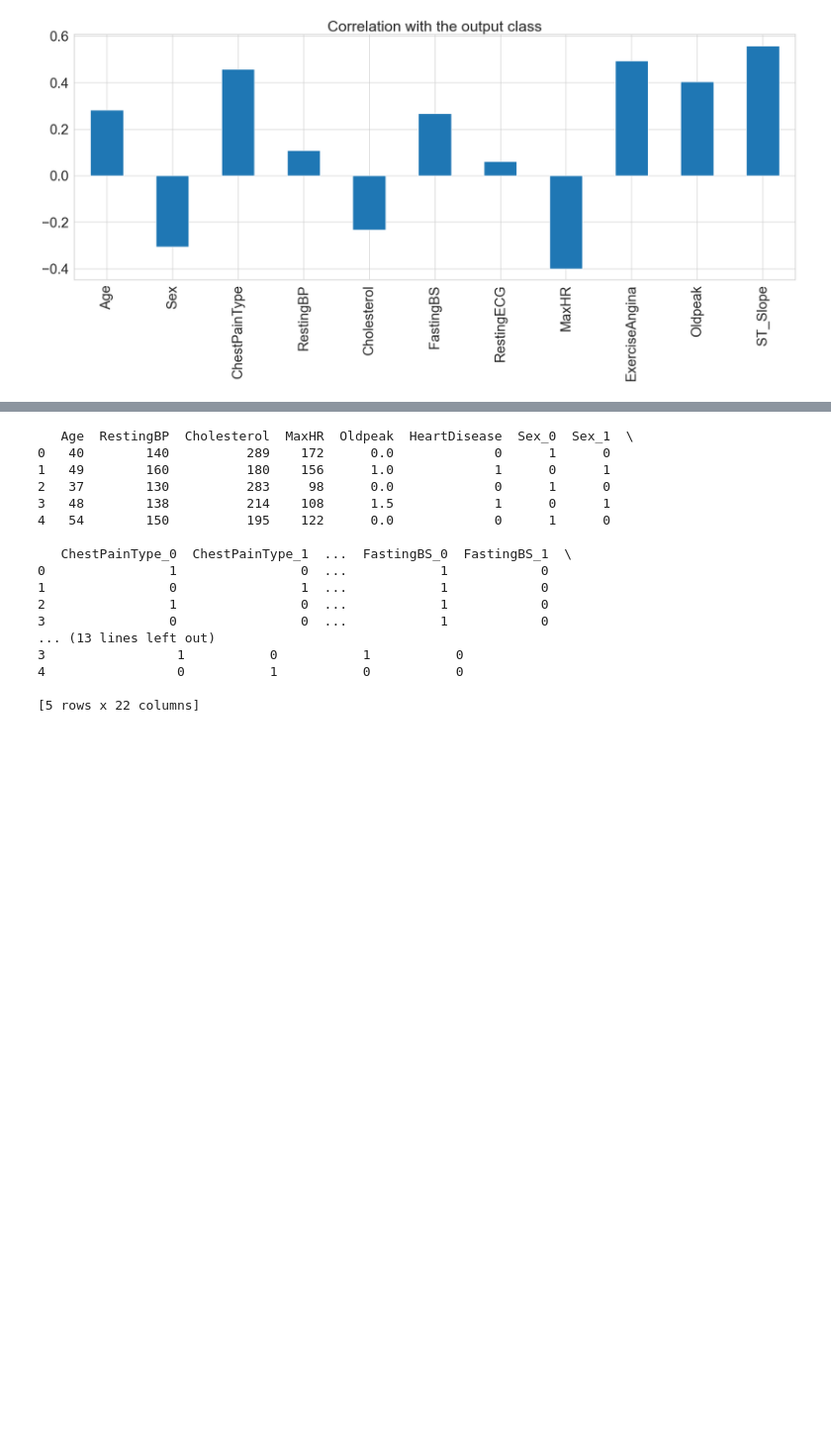
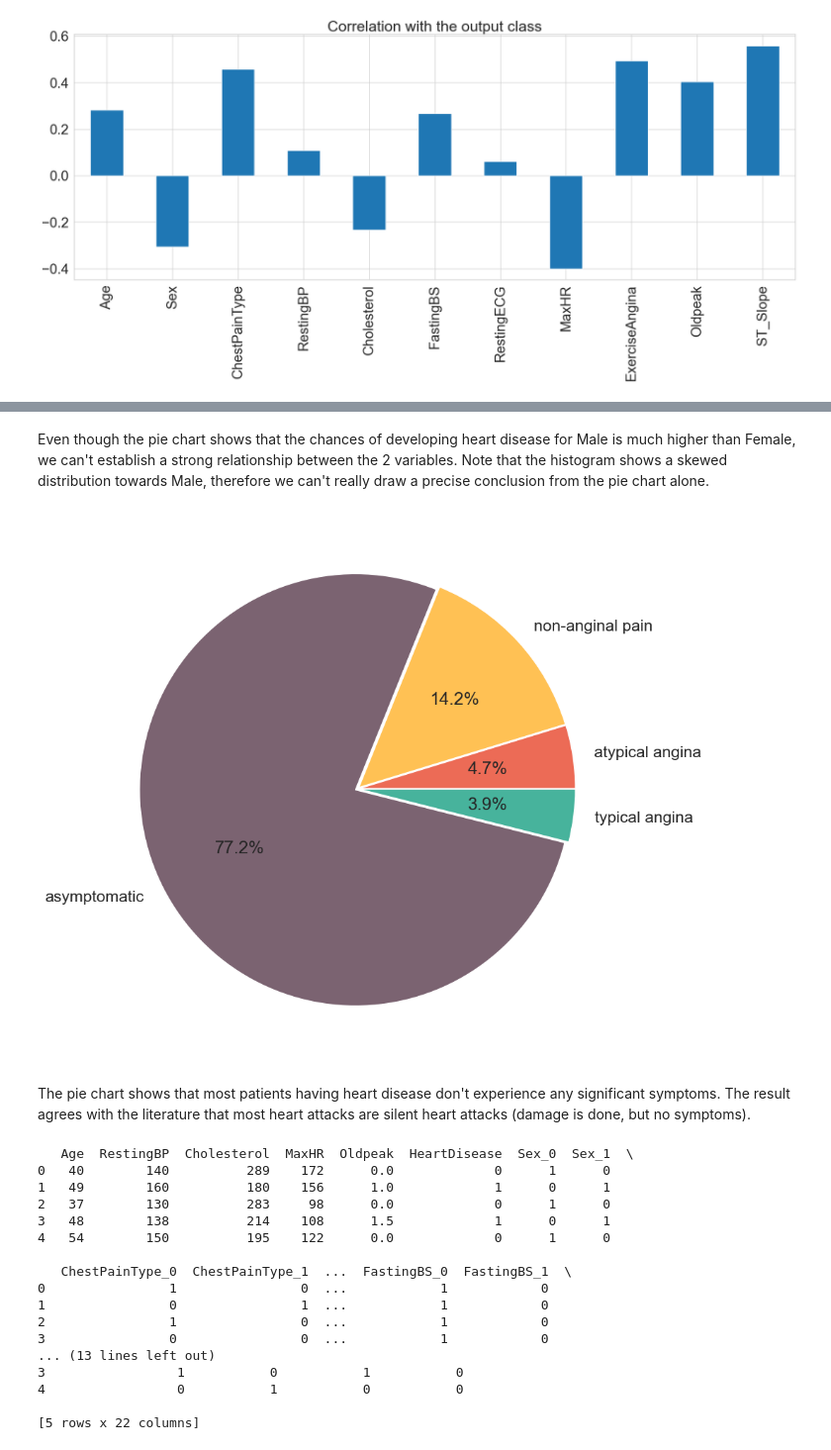
Before and after one commit to davednguyen/CPSC5305_Team_DataGeeks, a Jupyter notebook: HeartAttackPrediction.ipynb, the cells around one changed output, grey strips where cells are left out. Shown at 99% size. Saved outputs shown, nothing was run; the diff lists cells and outputs as text; code cells hidden in the pictures; blank space fills up the shorter version.

```diff
--- a/HeartAttackPrediction.ipynb
+++ b/HeartAttackPrediction.ipynb
@@ -265,3 +278,25 @@ A mixture of categorical variables and continuous variables. Continuous variable
+# %% [markdown]
+Even though the pie chart shows that the chances of developing heart disease for Male is much higher than Female, we can't establish a strong relationship between the 2 variables. Note that the histogram shows a skewed distribution towards Male, therefore we can't really draw a precise conclusion from the pie chart alone.
+# %%
+# Plot pie chart for sex vs. heart disease
+# 0 denote atypical angina (ATA)
+# 1 denote non-anginal pain (NAP)
+# 2 denote asymptomatic (ASY)
+# 3 denote typical angina (TA)
+ata = df[(df.ChestPainType==0) & (df.HeartDisease==1)]
+nap = df[(df.ChestPainType==1) & (df.HeartDisease==1)]
+asy = df[(df.ChestPainType==2) & (df.HeartDisease==1)]
+ta = df[(df.ChestPainType==3) & (df.HeartDisease==1)]
+
+colors = ['#EC6B56','#FFC154','#7b6371', '#47B39C']
+plt.figure(figsize=(23,10))
+sns.set_context('notebook',font_scale = 1.5)
+plt.pie([len(ata),len(nap), len(asy), len(ta)],labels=['atypical angina','non-anginal pain', 'asymptomatic', 'typical angina'],colors=colors, explode= [0.01,0.01, 0.01, 0.01], autopct='%1.1f%%')
+plt.savefig('figures/ChestPainTypeAnalysis.jpg')
+# %% [output]
+[figure, added]
+# %% [markdown]
+The pie chart shows that most patients having heart disease don't experience any significant symptoms. The result agrees with the literature that most heart attacks are silent heart attacks (damage is done, but no symptoms).
 # %%
 # Create dummies columns for categorical variable, to be used for machine learning algorithm
 df = pd.get_dummies(df, columns = ['Sex', 'ChestPainType', 'FastingBS', 'RestingECG', 'ExerciseAngina', 'ST_Slope'])
```
Also changed, not shown: parts of 6 cells of this notebook, 4 other files.
